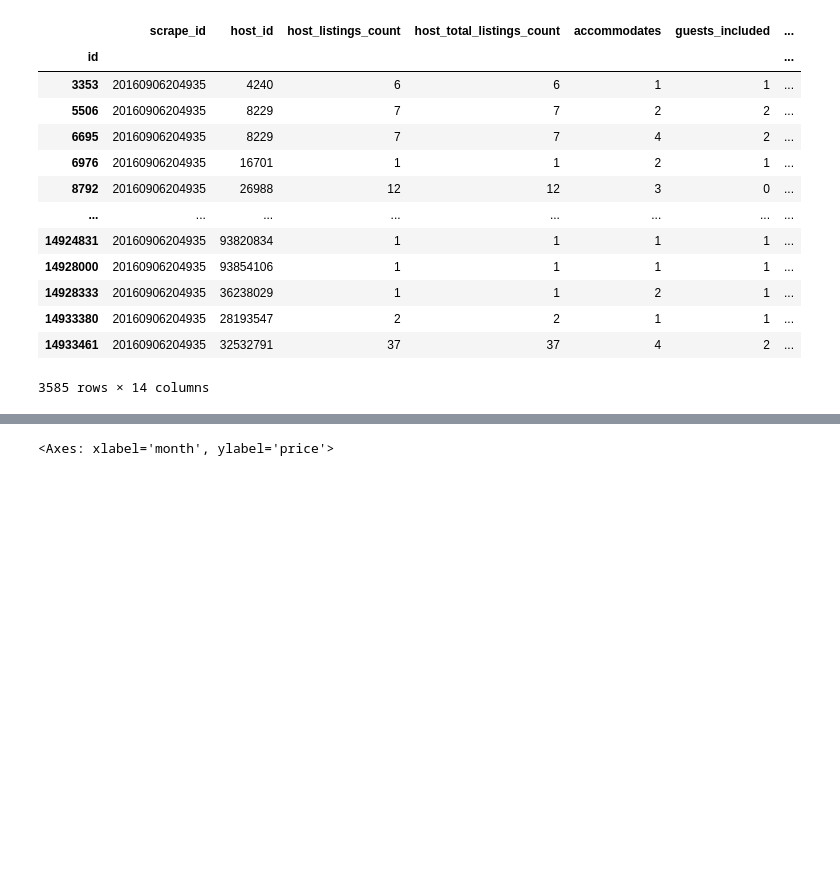
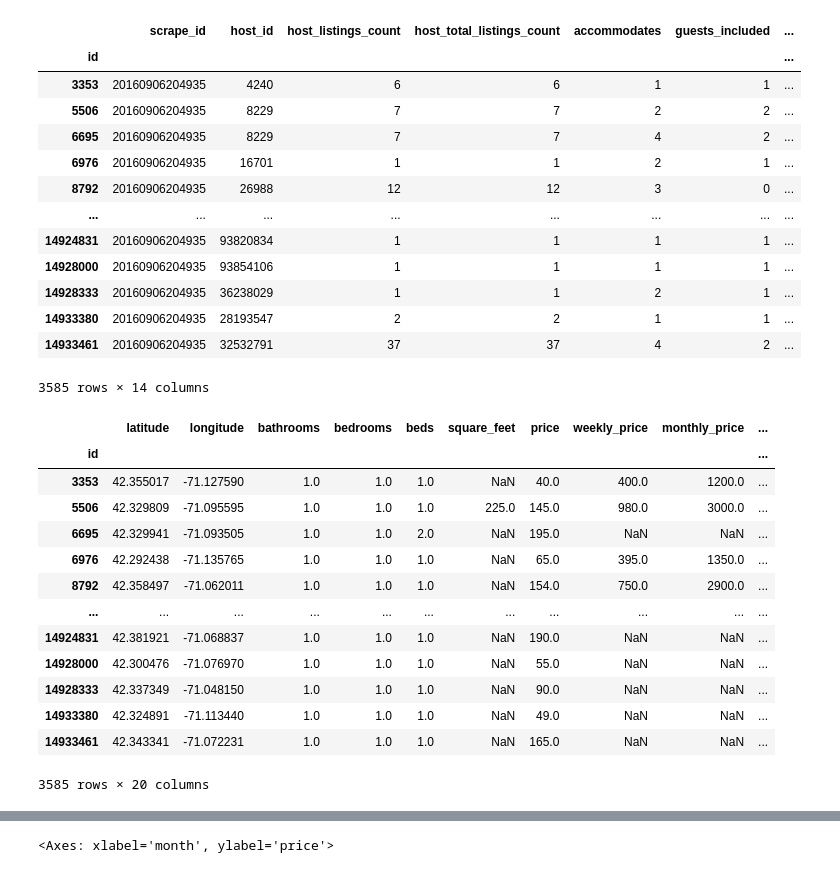
Before and after one commit to justinclarkhome/UdacityDataScienceProject1, a Jupyter notebook: Project1.ipynb, the cells around one changed output, grey strips where cells are left out. Cells and saved outputs as stored; diff of their text form; code cells hidden in the pictures; blank space fills up the shorter version.

```diff
--- a/Project1.ipynb
+++ b/Project1.ipynb
@@ -60,3 +136,20 @@ boston_listings[boston_listing_col_types['int']].sort_index()
 | 14933380 | 20160906204935 | 28193547 | 2 | 2 | 1 | 1 | ... |
 | 14933461 | 20160906204935 | 32532791 | 37 | 37 | 4 | 2 | ... |
 3585 rows × 14 columns
+# %%
+boston_listings[boston_listing_col_types['float']].sort_index().dropna(how='all', axis=1)
+# %% [output]
+|  | latitude | longitude | bathrooms | bedrooms | beds | square_feet | price | weekly_price | monthly_price | ... |
+| id |  |  |  |  |  |  |  |  |  | ... |
+| 3353 | 42.355017 | -71.127590 | 1.0 | 1.0 | 1.0 | NaN | 40.0 | 400.0 | 1200.0 | ... |
+| 5506 | 42.329809 | -71.095595 | 1.0 | 1.0 | 1.0 | 225.0 | 145.0 | 980.0 | 3000.0 | ... |
+| 6695 | 42.329941 | -71.093505 | 1.0 | 1.0 | 2.0 | NaN | 195.0 | NaN | NaN | ... |
+| 6976 | 42.292438 | -71.135765 | 1.0 | 1.0 | 1.0 | NaN | 65.0 | 395.0 | 1350.0 | ... |
+| 8792 | 42.358497 | -71.062011 | 1.0 | 1.0 | 1.0 | NaN | 154.0 | 750.0 | 2900.0 | ... |
+| ... | ... | ... | ... | ... | ... | ... | ... | ... | ... | ... |
+| 14924831 | 42.381921 | -71.068837 | 1.0 | 1.0 | 1.0 | NaN | 190.0 | NaN | NaN | ... |
+| 14928000 | 42.300476 | -71.076970 | 1.0 | 1.0 | 1.0 | NaN | 55.0 | NaN | NaN | ... |
+| 14928333 | 42.337349 | -71.048150 | 1.0 | 1.0 | 1.0 | NaN | 90.0 | NaN | NaN | ... |
+| 14933380 | 42.324891 | -71.113440 | 1.0 | 1.0 | 1.0 | NaN | 49.0 | NaN | NaN | ... |
+| 14933461 | 42.343341 | -71.072231 | 1.0 | 1.0 | 1.0 | NaN | 165.0 | NaN | NaN | ... |
+3585 rows × 20 columns
```
Also changed, not shown: parts of 14 cells of this notebook.
